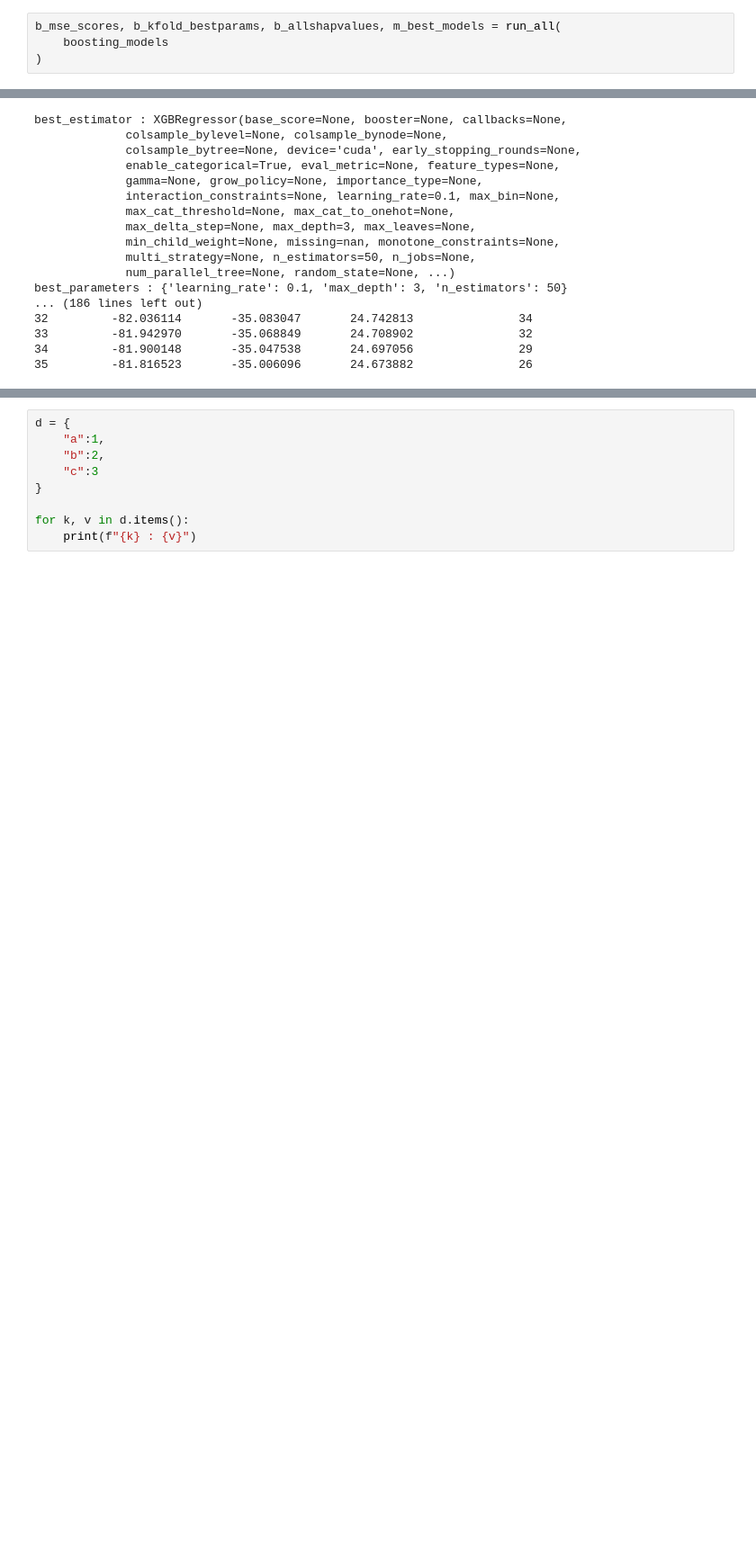
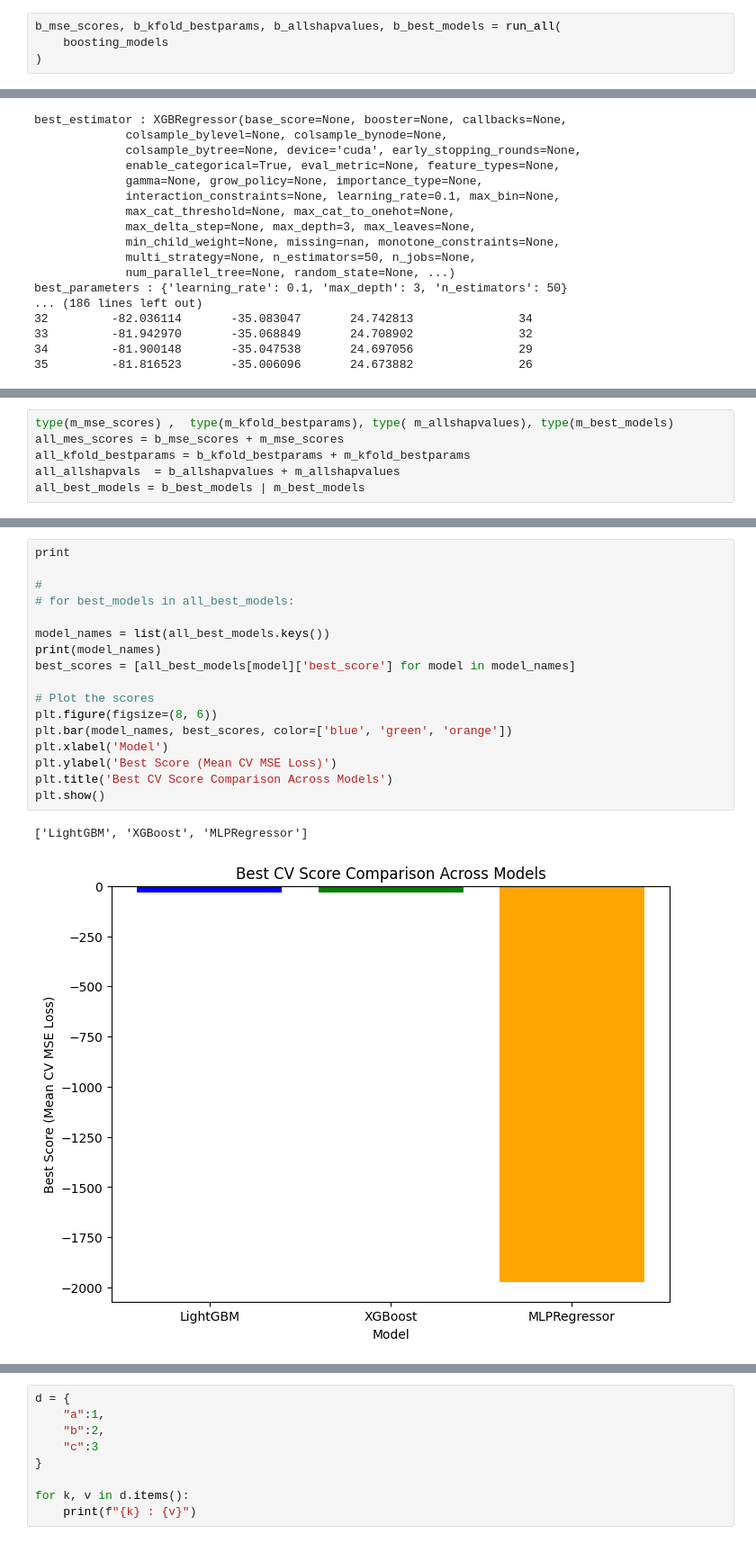
Before and after one commit to pushkarsathe89/na-erdos-fellows-monorepo, a Jupyter notebook: notebooks/plankton_patrol_ChespeakeBayProject-merged_all.ipynb, the cells around one changed output, grey strips where cells are left out. Shown at 90% size. Cells and saved outputs as stored; diff of their text form; blank space fills up the shorter version.

```diff
--- a/notebooks/plankton_patrol_ChespeakeBayProject-merged_all.ipynb
+++ b/notebooks/plankton_patrol_ChespeakeBayProject-merged_all.ipynb
@@ -226,7 +228,7 @@ def run_all(models, savepath="../data/results/grid"):
             plt.close()
     return mse_scores, kfold_bestparams, allshapvalues, best_models
 # %%
-b_mse_scores, b_kfold_bestparams, b_allshapvalues, m_best_models = run_all(
+b_mse_scores, b_kfold_bestparams, b_allshapvalues, b_best_models = run_all(
     boosting_models
 )
 # %% [output]
@@ -466,0 +486,6 @@ Using 133422 background data samples could cause slower run times. Consider usin
+# %%
+type(m_mse_scores) ,  type(m_kfold_bestparams), type( m_allshapvalues), type(m_best_models)
+all_mes_scores = b_mse_scores + m_mse_scores
+all_kfold_bestparams = b_kfold_bestparams + m_kfold_bestparams
+all_allshapvals  = b_allshapvalues + m_allshapvalues
+all_best_models = b_best_models | m_best_models
@@ -466,0 +514,20 @@ Using 133422 background data samples could cause slower run times. Consider usin
+# %%
+print
+
+#
+# for best_models in all_best_models:
+
+model_names = list(all_best_models.keys())
+print(model_names)
+best_scores = [all_best_models[model]['best_score'] for model in model_names]
+
+# Plot the scores
+plt.figure(figsize=(8, 6))
+plt.bar(model_names, best_scores, color=['blue', 'green', 'orange'])
+plt.xlabel('Model')
+plt.ylabel('Best Score (Mean CV MSE Loss)')
+plt.title('Best CV Score Comparison Across Models')
+plt.show()
+# %% [output]
+['LightGBM', 'XGBoost', 'MLPRegressor']
+[figure, added]
```
Also changed, not shown: parts of 7 cells of this notebook, 1 other file.
